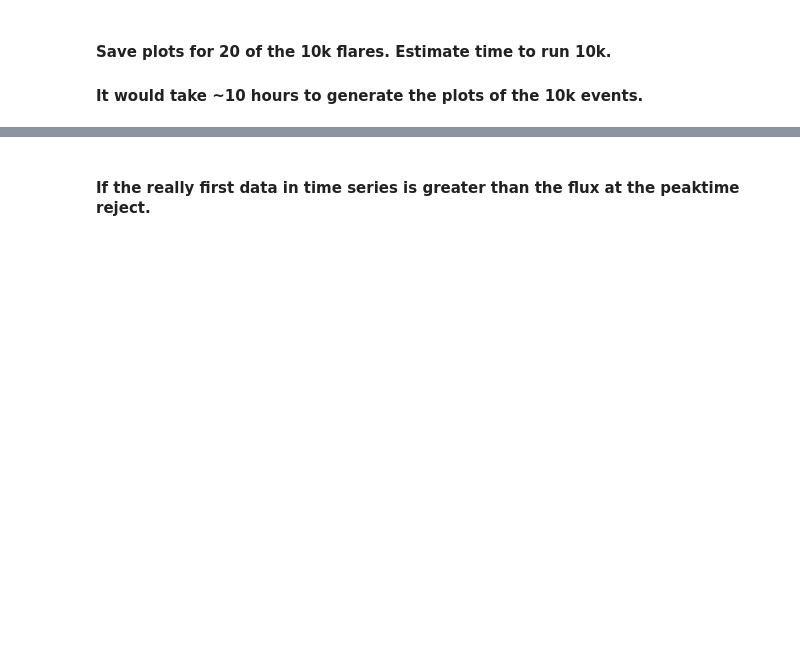
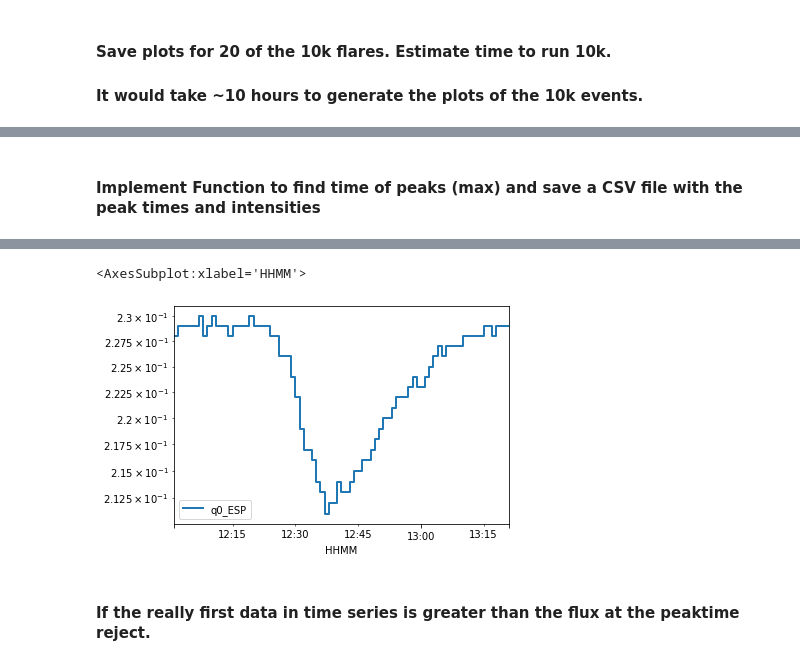
Before and after one commit to pymilo/EVE_EDA, a Jupyter notebook: EVE_EDA.ipynb, the cells around one changed output, grey strips where cells are left out. Drawn from its saved outputs; the diff is of its cells as text; code cells hidden in the pictures; blank space fills up the shorter version.

Commit message:
testing a few things to find maximum of a timeline. Still work in progress

```diff
--- a/EVE_EDA.ipynb
+++ b/EVE_EDA.ipynb
@@ -172,0 +160,2 @@ dtype: object
+# %% [markdown]
+#### Implement Function to find time of peaks (max) and save a CSV file with the peak times and intensities
@@ -172,0 +169,8 @@ dtype: object
+# %%
+EVE_df = EVE_Data(event_ref.event_peaktime)
+# %%
+key = EVE_df.keys()[12]
+print('GOES = ',event_ref.event_peaktime)
+print('Test = ',EVE_df.HHMM[EVE_df[key]==EVE_df[key].max()].values[0])
+EVE_df.plot(x='HHMM', y=key, drawstyle="steps", linewidth=2, logy=True)
+# %% [output]
@@ -173,3 +179,5 @@ dtype: object
+<AxesSubplot:xlabel='HHMM'>
+[figure, added]
 # %% [markdown]
 #### If the really first data in time series is greater than the flux at the peaktime reject.
 # %% [markdown]
```
Also changed, not shown: parts of 8 cells of this notebook, 2 other files.
